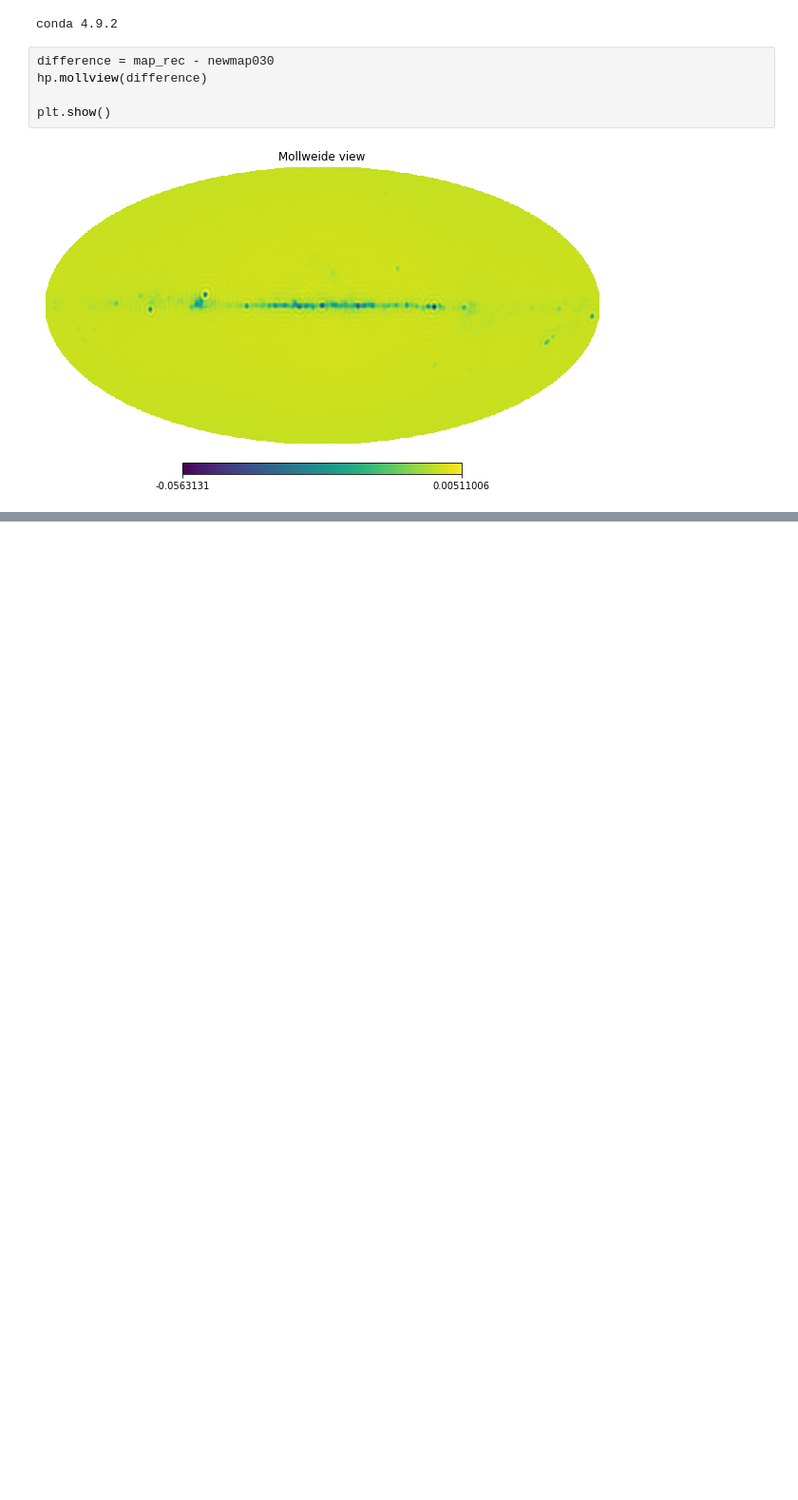
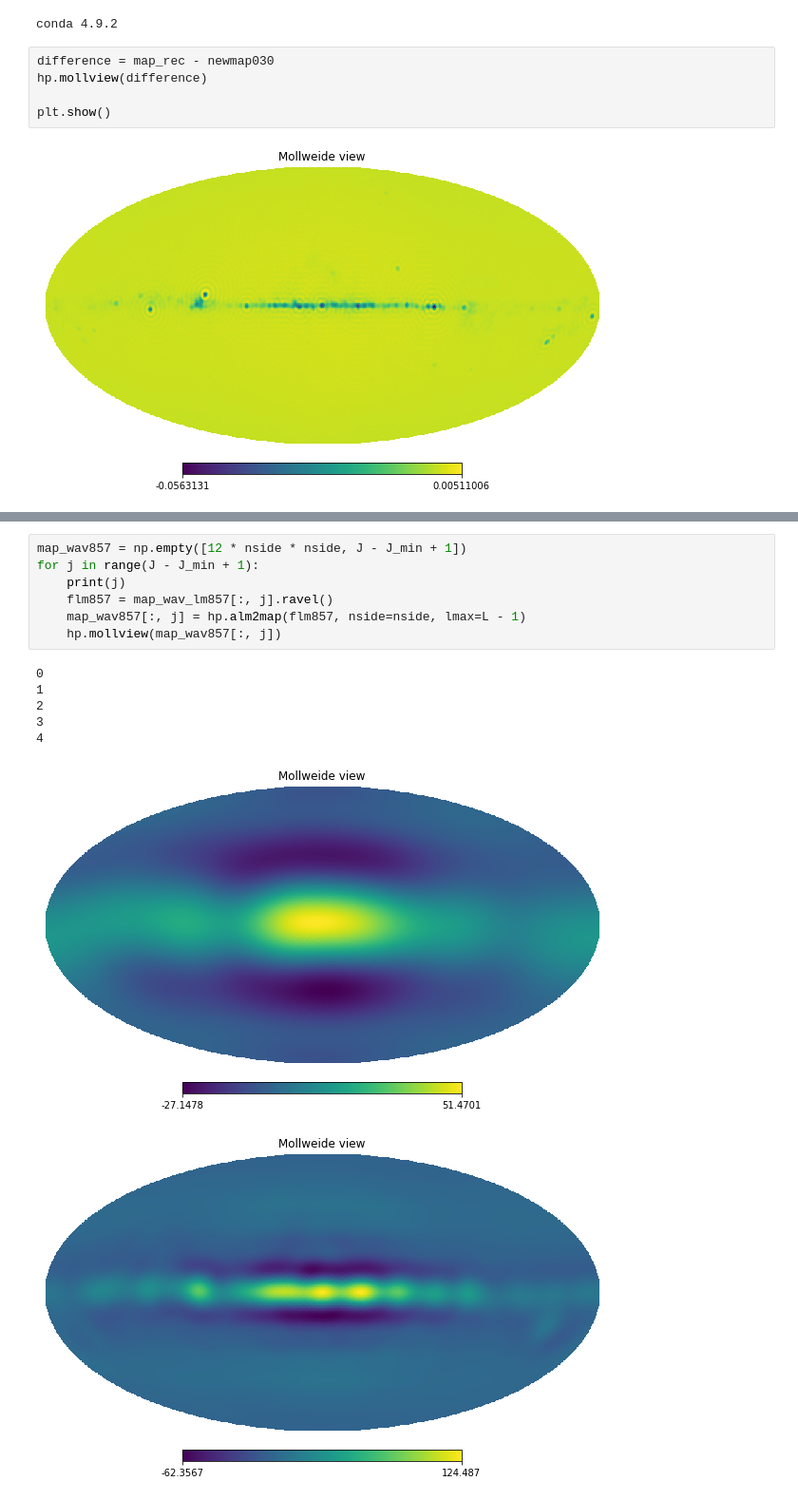
Before and after one commit to Fondzenyuy/SURP-2022-Astro, a Jupyter notebook: Wavelet_Analysis_(Practice).ipynb, the cells around one changed output, grey strips where cells are left out. Shown at 95% size. Cells and saved outputs as stored; diff of their text form; blank space fills up the shorter version.

```diff
--- a/Wavelet_Analysis_(Practice).ipynb
+++ b/Wavelet_Analysis_(Practice).ipynb
@@ -228,0 +325,15 @@ plt.show()
+# %%
+map_wav857 = np.empty([12 * nside * nside, J - J_min + 1])
+for j in range(J - J_min + 1):
+    print(j)
+    flm857 = map_wav_lm857[:, j].ravel()
+    map_wav857[:, j] = hp.alm2map(flm857, nside=nside, lmax=L - 1)
+    hp.mollview(map_wav857[:, j])
+# %% [output]
+0
+1
+2
+3
+4
+[figure, added]
+[figure, added]
```
Also changed, not shown: parts of 21 cells of this notebook.
